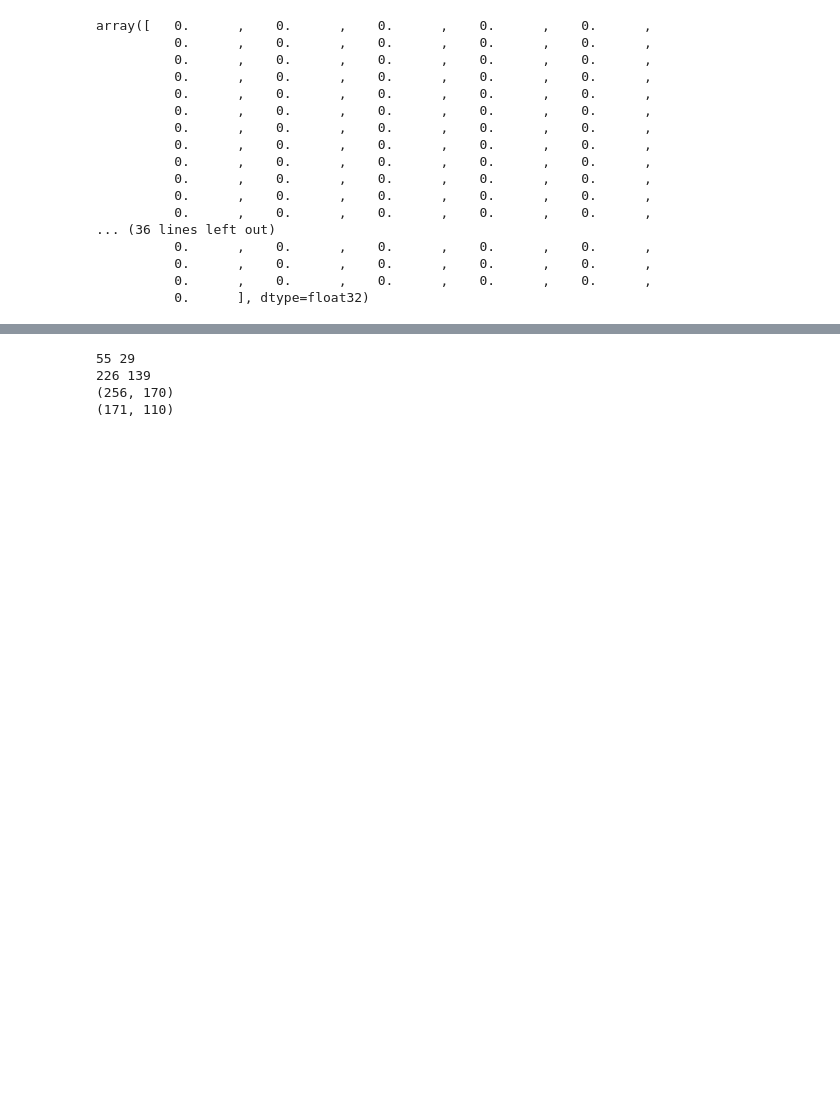
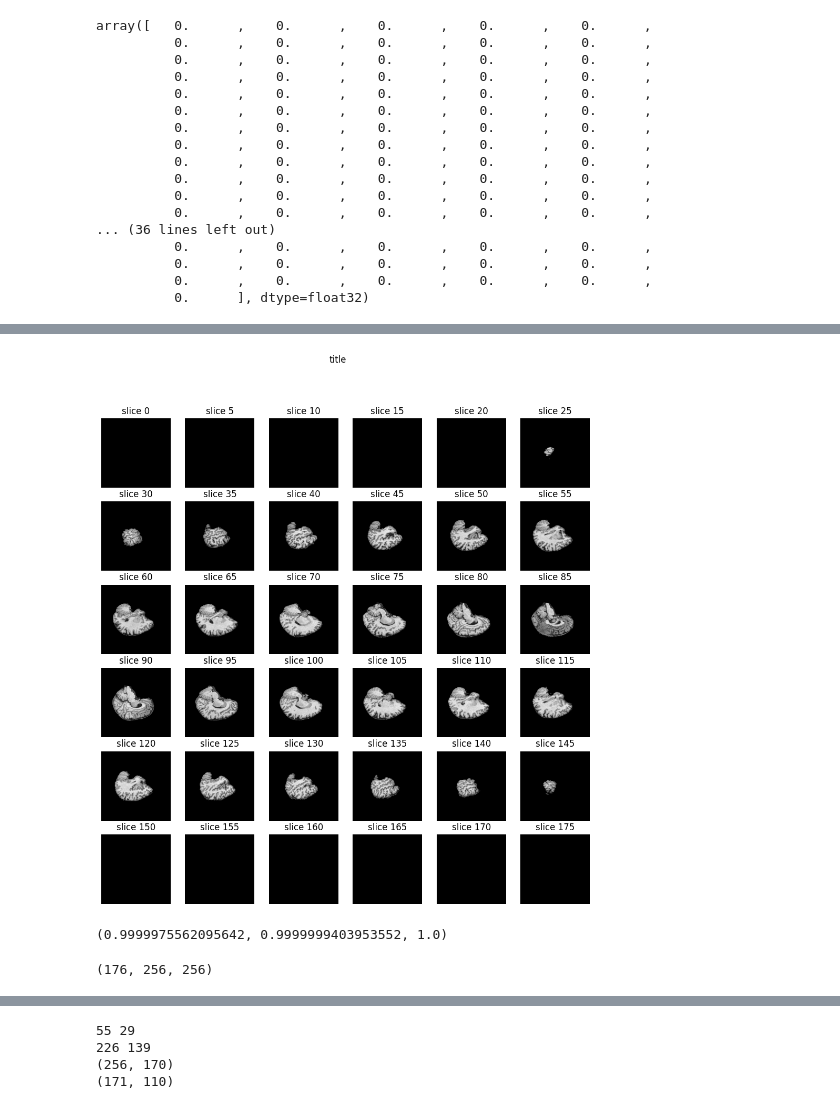
Before and after one commit to tourbut/BrainMR_MCI, a Jupyter notebook: notebook/preprocessing_notebook.ipynb, the cells around one changed output, grey strips where cells are left out. Drawn from its saved outputs; the diff is of its cells as text; code cells hidden in the pictures; blank space fills up the shorter version.

```diff
--- a/notebook/preprocessing_notebook.ipynb
+++ b/notebook/preprocessing_notebook.ipynb
@@ -96,0 +236,4 @@ def add_pad(image, new_height=256, new_width=256):
+# %%
+utils.stack_plot(image_2)
+# %% [output]
+[figure, added]
@@ -96,0 +253,8 @@ def add_pad(image, new_height=256, new_width=256):
+# %%
+sitk_t1.GetSpacing()
+# %% [output]
+(0.9999975562095642, 0.9999999403953552, 1.0)
+# %%
+sitk_t1.GetSize()
+# %% [output]
+(176, 256, 256)
```
Also changed, not shown: parts of 14 cells of this notebook, 3 other files.
